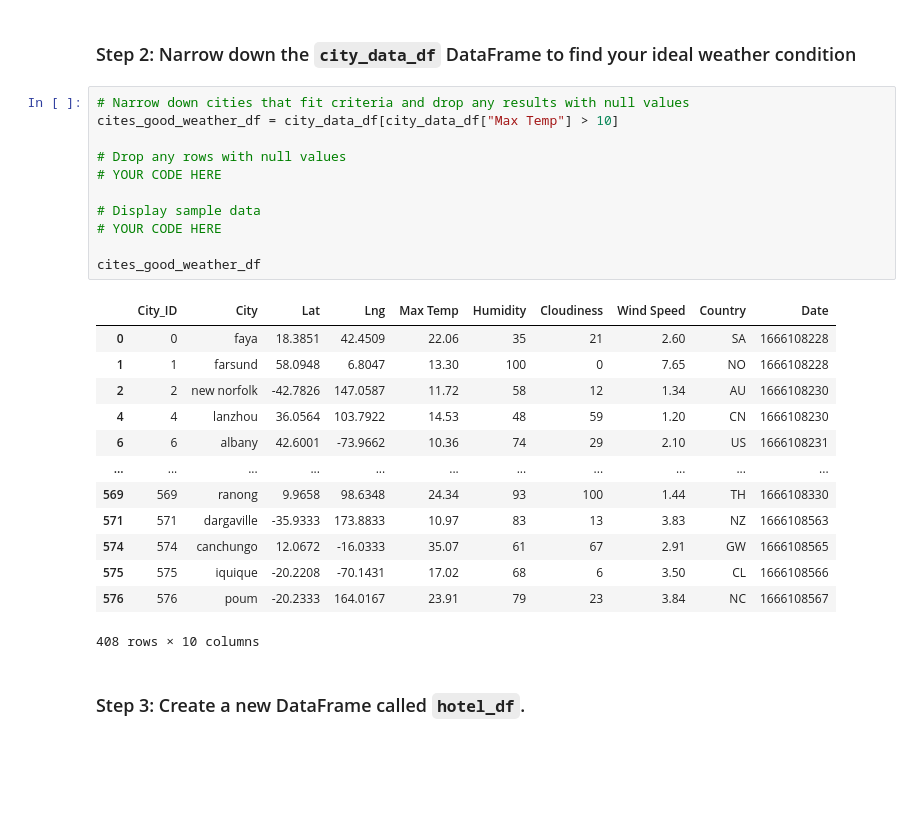
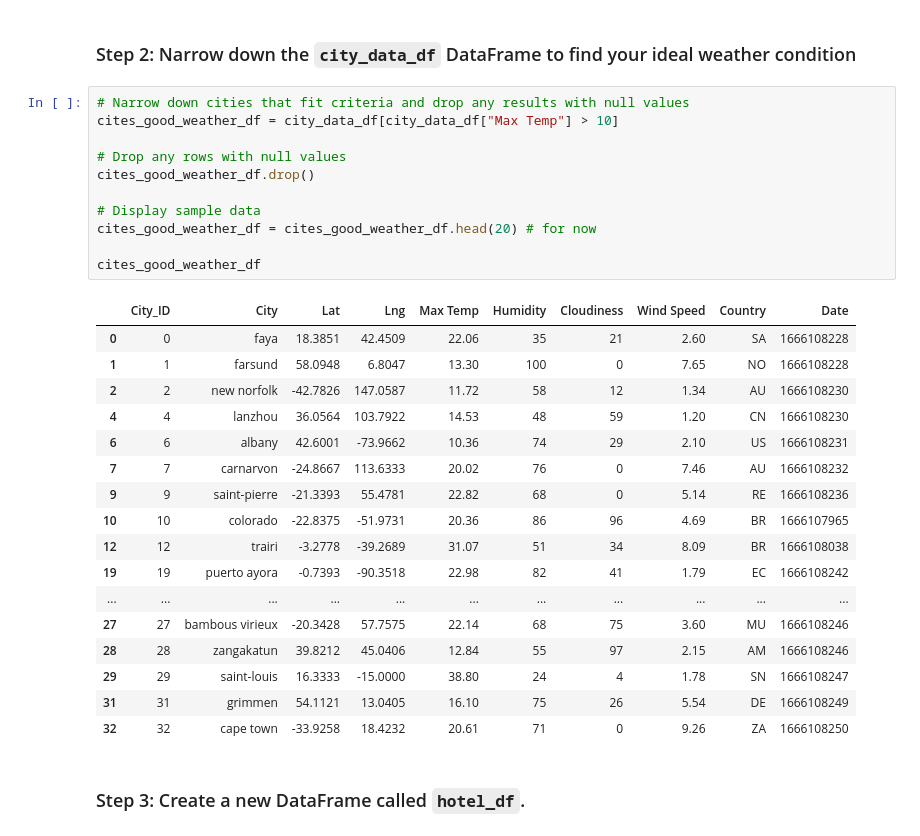
Before and after one commit to LeviEzra1/Python-API-Challenge, a Jupyter notebook: Starter_Code/starter_code/VacationPy.ipynb, the cells around one changed output. Cells and saved outputs as stored; diff of their text form; blank space fills up the shorter version.

```diff
--- a/Starter_Code/starter_code/VacationPy.ipynb
+++ b/Starter_Code/starter_code/VacationPy.ipynb
@@ -57,28 +53,32 @@ Map_O_World
 # %%
 # Narrow down cities that fit criteria and drop any results with null values
 cites_good_weather_df = city_data_df[city_data_df["Max Temp"] > 10]
 
 # Drop any rows with null values
-# YOUR CODE HERE
+cites_good_weather_df.drop()
 
 # Display sample data
-# YOUR CODE HERE
+cites_good_weather_df = cites_good_weather_df.head(20) # for now
 
 cites_good_weather_df
 # %% [output]
 |  | City_ID | City | Lat | Lng | Max Temp | Humidity | Cloudiness | Wind Speed | Country | Date |
 | 0 | 0 | faya | 18.3851 | 42.4509 | 22.06 | 35 | 21 | 2.60 | SA | 1666108228 |
 | 1 | 1 | farsund | 58.0948 | 6.8047 | 13.30 | 100 | 0 | 7.65 | NO | 1666108228 |
 | 2 | 2 | new norfolk | -42.7826 | 147.0587 | 11.72 | 58 | 12 | 1.34 | AU | 1666108230 |
 | 4 | 4 | lanzhou | 36.0564 | 103.7922 | 14.53 | 48 | 59 | 1.20 | CN | 1666108230 |
 | 6 | 6 | albany | 42.6001 | -73.9662 | 10.36 | 74 | 29 | 2.10 | US | 1666108231 |
+| 7 | 7 | carnarvon | -24.8667 | 113.6333 | 20.02 | 76 | 0 | 7.46 | AU | 1666108232 |
+| 9 | 9 | saint-pierre | -21.3393 | 55.4781 | 22.82 | 68 | 0 | 5.14 | RE | 1666108236 |
+| 10 | 10 | colorado | -22.8375 | -51.9731 | 20.36 | 86 | 96 | 4.69 | BR | 1666107965 |
+| 12 | 12 | trairi | -3.2778 | -39.2689 | 31.07 | 51 | 34 | 8.09 | BR | 1666108038 |
+| 19 | 19 | puerto ayora | -0.7393 | -90.3518 | 22.98 | 82 | 41 | 1.79 | EC | 1666108242 |
 | ... | ... | ... | ... | ... | ... | ... | ... | ... | ... | ... |
-| 569 | 569 | ranong | 9.9658 | 98.6348 | 24.34 | 93 | 100 | 1.44 | TH | 1666108330 |
-| 571 | 571 | dargaville | -35.9333 | 173.8833 | 10.97 | 83 | 13 | 3.83 | NZ | 1666108563 |
-| 574 | 574 | canchungo | 12.0672 | -16.0333 | 35.07 | 61 | 67 | 2.91 | GW | 1666108565 |
-| 575 | 575 | iquique | -20.2208 | -70.1431 | 17.02 | 68 | 6 | 3.50 | CL | 1666108566 |
-| 576 | 576 | poum | -20.2333 | 164.0167 | 23.91 | 79 | 23 | 3.84 | NC | 1666108567 |
+| 27 | 27 | bambous virieux | -20.3428 | 57.7575 | 22.14 | 68 | 75 | 3.60 | MU | 1666108246 |
+| 28 | 28 | zangakatun | 39.8212 | 45.0406 | 12.84 | 55 | 97 | 2.15 | AM | 1666108246 |
+| 29 | 29 | saint-louis | 16.3333 | -15.0000 | 38.80 | 24 | 4 | 1.78 | SN | 1666108247 |
+| 31 | 31 | grimmen | 54.1121 | 13.0405 | 16.10 | 75 | 26 | 5.54 | DE | 1666108249 |
+| 32 | 32 | cape town | -33.9258 | 18.4232 | 20.61 | 71 | 0 | 9.26 | ZA | 1666108250 |
-408 rows × 10 columns
 # %% [markdown]
 ### Step 3: Create a new DataFrame called `hotel_df`.
 # %%
```
Also changed, not shown: parts of 10 cells of this notebook, 2 other files.
